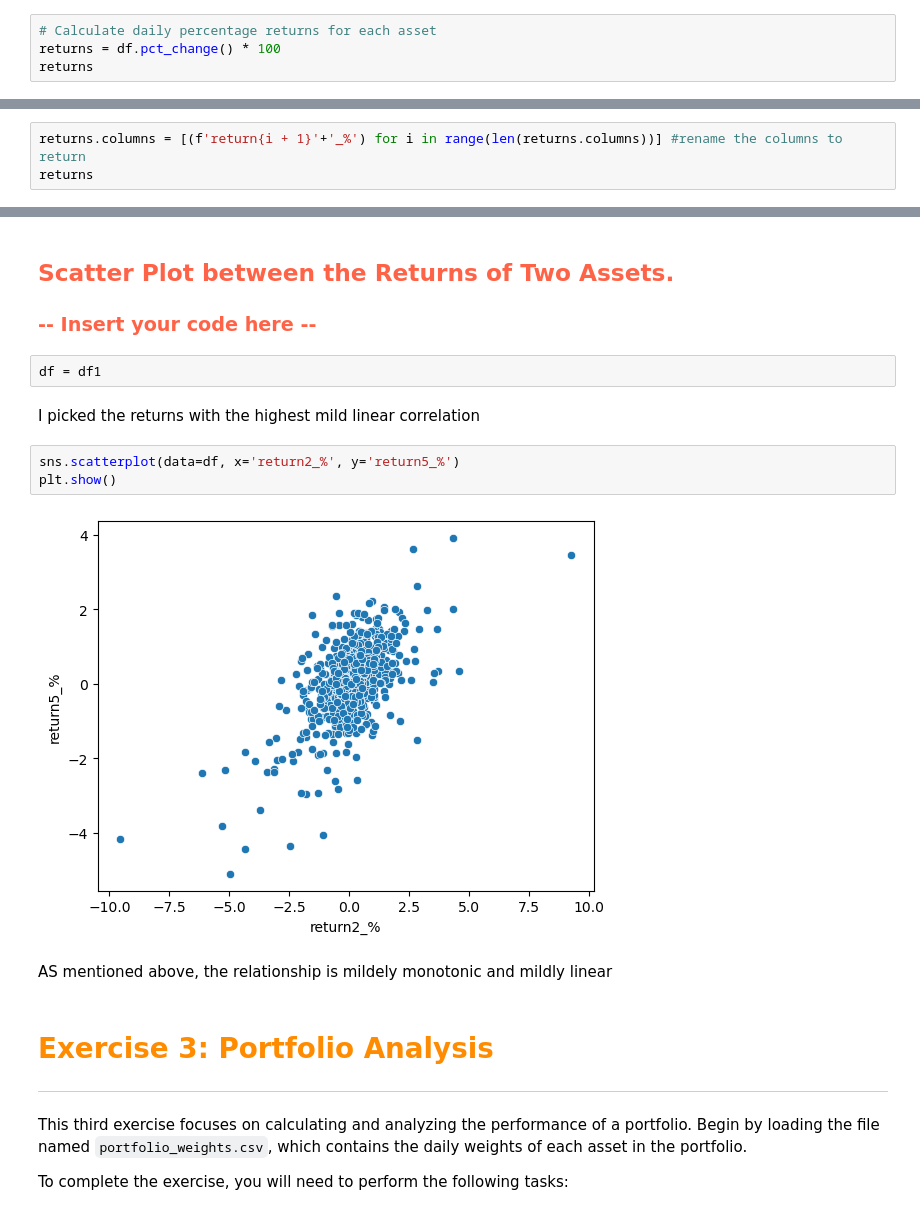
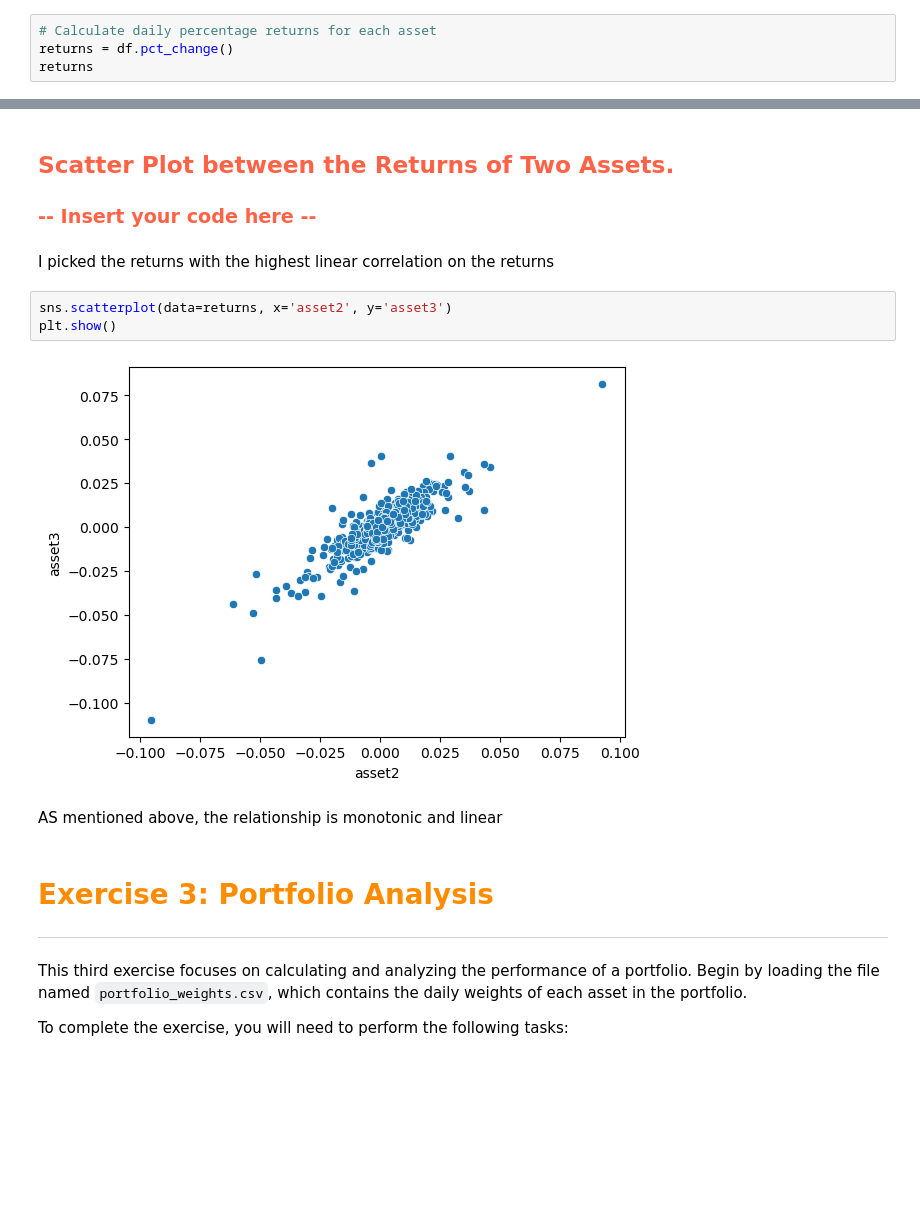
Before and after one commit to Bumbledebee/Financial-Portfolio-Analysis, a Jupyter notebook: Tech-Challenge.ipynb, the cells around one changed output, grey strips where cells are left out. Drawn from its saved outputs; the diff is of its cells as text; blank space fills up the shorter version.

```diff
--- a/Tech-Challenge.ipynb
+++ b/Tech-Challenge.ipynb
@@ -168,7 +163,7 @@ You are required to calculate the daily percentage returns for each financial as
 <h3 style="color: #FF6347;">-- Insert your code here --</h3>
 # %%
 # Calculate daily percentage returns for each asset
-returns = df.pct_change() * 100
+returns = df.pct_change()
 returns
 # %% [output]
 |  | asset1 | asset2 | asset3 | asset4 | asset5 |
@@ -187,4 +182 @@ returns
 783 rows × 5 columns
-# %%
-returns.columns = [(f'return{i + 1}'+'_%') for i in range(len(returns.columns))] #rename the columns to return
-returns
@@ -294,17 +278,15 @@ There is no difference in the amount of linearity or monotonic relationship. Bot
 # %% [markdown]
 <h2 style="color: #FF6347;">Scatter Plot between the Returns of Two Assets.</h2>
 <h3 style="color: #FF6347;">-- Insert your code here --</h3>
-# %%
-df = df1
 # %% [markdown]
-I picked the returns with the highest mild linear correlation
+I picked the returns with the highest linear correlation on the returns
 # %%
-sns.scatterplot(data=df, x='return2_%', y='return5_%')
+sns.scatterplot(data=returns, x='asset2', y='asset3')
 plt.show()
 # %% [output]
-[figure, old version]
+[figure, new version]
 # %% [markdown]
-AS mentioned above, the relationship is mildely monotonic and mildly linear
+AS mentioned above, the relationship is monotonic and linear
 # %% [markdown]
 <h1 style="color: #FF8C00;">Exercise 3: Portfolio Analysis</h1>
 
```
Also changed, not shown: parts of 33 cells of this notebook.
